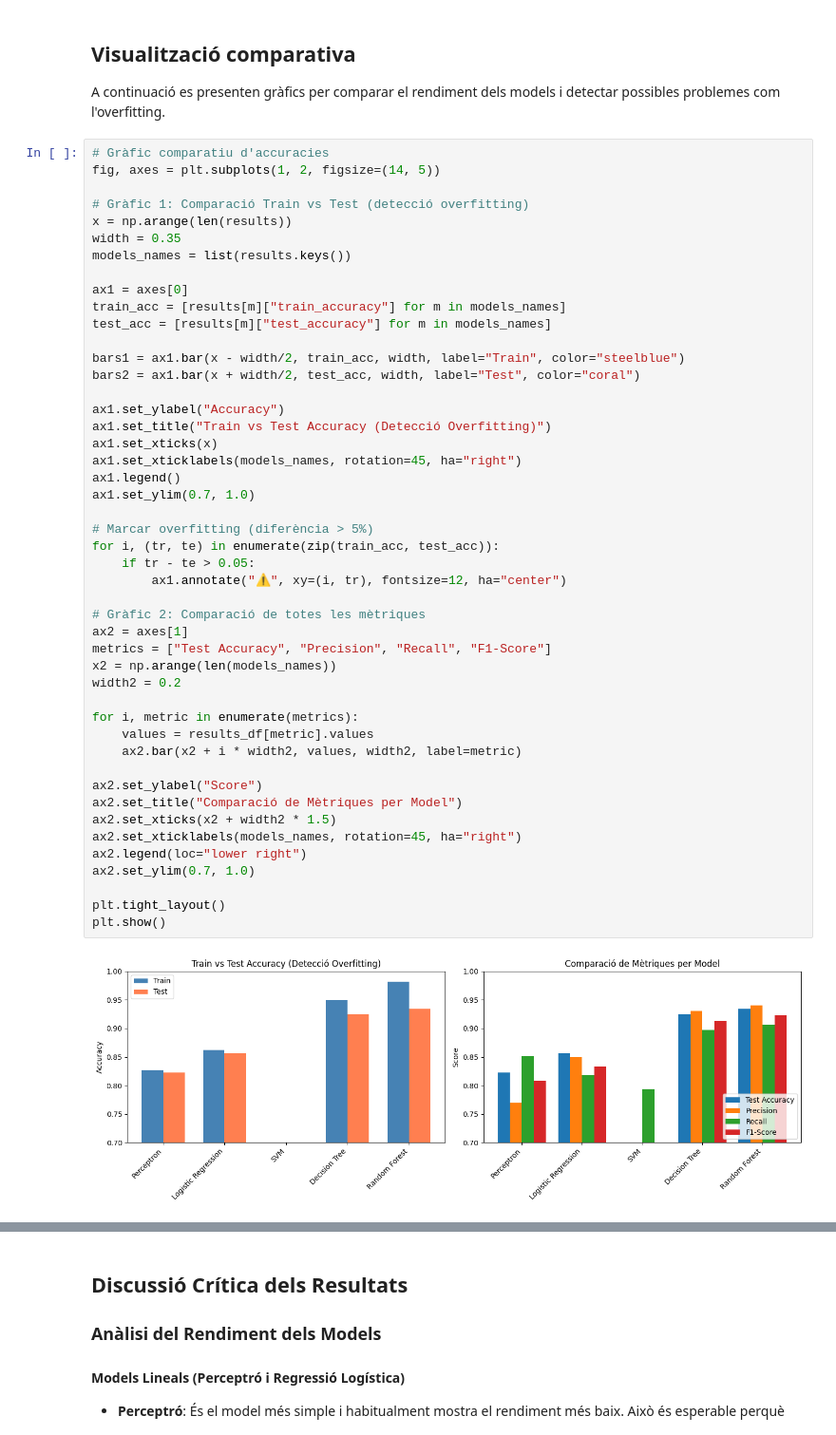
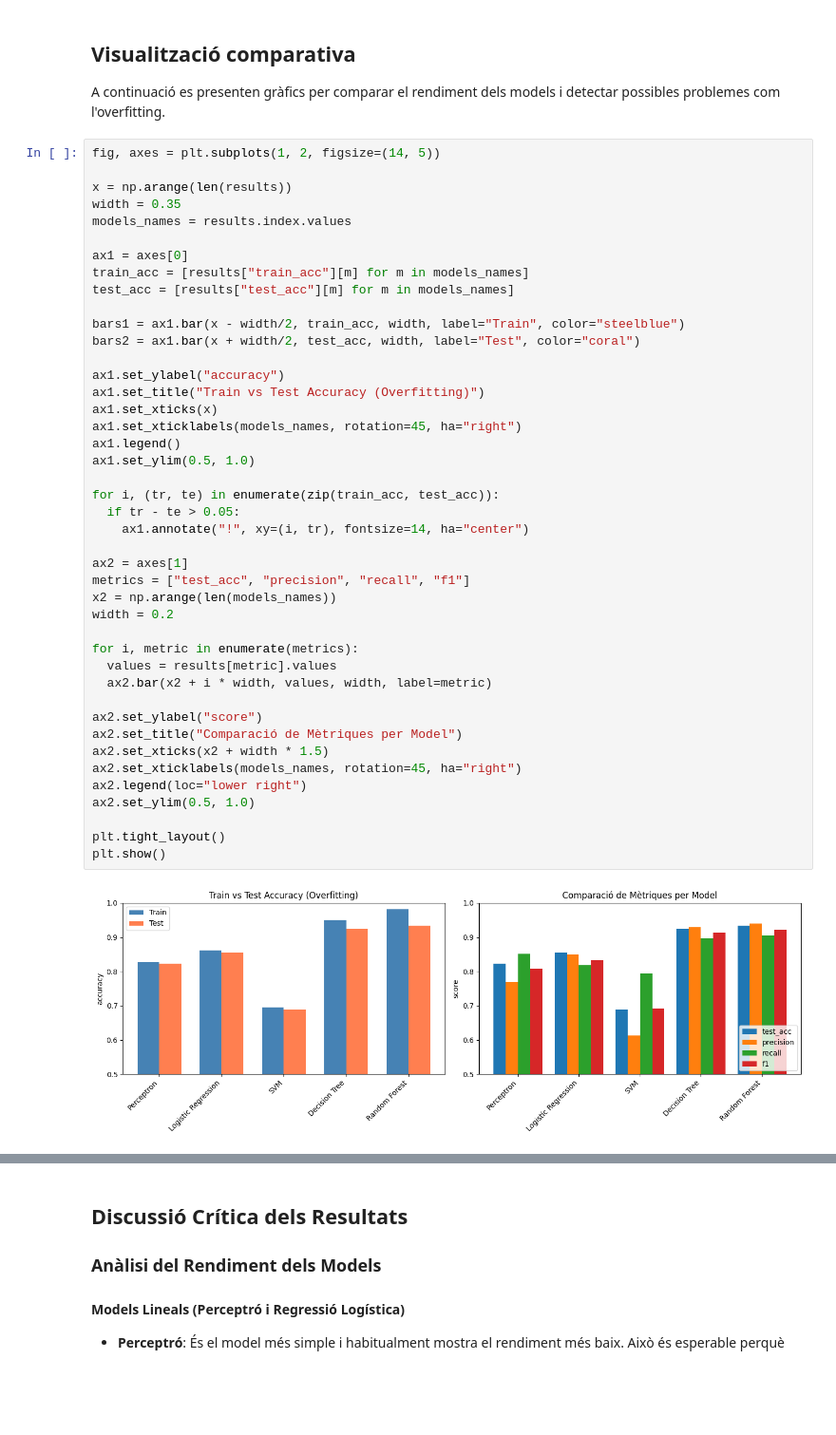
Before and after one commit to serafi-nebot-uib/ia_2025, a Jupyter notebook: notebooks/practica-3/main.ipynb, the cells around one changed output, grey strips where cells are left out. Shown at 95% size. Saved outputs shown, nothing was run; the diff lists cells and outputs as text; blank space fills up the shorter version.

```diff
--- a/notebooks/practica-3/main.ipynb
+++ b/notebooks/practica-3/main.ipynb
@@ -604,52 +592,48 @@ results_df
 
 A continuació es presenten gràfics per comparar el rendiment dels models i detectar possibles problemes com l'overfitting.
 # %%
-# Gràfic comparatiu d'accuracies
 fig, axes = plt.subplots(1, 2, figsize=(14, 5))
 
-# Gràfic 1: Comparació Train vs Test (detecció overfitting)
 x = np.arange(len(results))
 width = 0.35
-models_names = list(results.keys())
+models_names = results.index.values
 
 ax1 = axes[0]
-train_acc = [results[m]["train_accuracy"] for m in models_names]
-test_acc = [results[m]["test_accuracy"] for m in models_names]
+train_acc = [results["train_acc"][m] for m in models_names]
+test_acc = [results["test_acc"][m] for m in models_names]
 
 bars1 = ax1.bar(x - width/2, train_acc, width, label="Train", color="steelblue")
 bars2 = ax1.bar(x + width/2, test_acc, width, label="Test", color="coral")
 
-ax1.set_ylabel("Accuracy")
-ax1.set_title("Train vs Test Accuracy (Detecció Overfitting)")
+ax1.set_ylabel("accuracy")
+ax1.set_title("Train vs Test Accuracy (Overfitting)")
 ax1.set_xticks(x)
 ax1.set_xticklabels(models_names, rotation=45, ha="right")
 ax1.legend()
-ax1.set_ylim(0.7, 1.0)
+ax1.set_ylim(0.5, 1.0)
 
-# Marcar overfitting (diferència > 5%)
 for i, (tr, te) in enumerate(zip(train_acc, test_acc)):
-    if tr - te > 0.05:
-        ax1.annotate("⚠️", xy=(i, tr), fontsize=12, ha="center")
+  if tr - te > 0.05:
+    ax1.annotate("!", xy=(i, tr), fontsize=14, ha="center")
 
-# Gràfic 2: Comparació de totes les mètriques
 ax2 = axes[1]
-metrics = ["Test Accuracy", "Precision", "Recall", "F1-Score"]
+metrics = ["test_acc", "precision", "recall", "f1"]
 x2 = np.arange(len(models_names))
-width2 = 0.2
+width = 0.2
 
 for i, metric in enumerate(metrics):
-    values = results_df[metric].values
-    ax2.bar(x2 + i * width2, values, width2, label=metric)
+  values = results[metric].values
+  ax2.bar(x2 + i * width, values, width, label=metric)
 
-ax2.set_ylabel("Score")
+ax2.set_ylabel("score")
 ax2.set_title("Comparació de Mètriques per Model")
-ax2.set_xticks(x2 + width2 * 1.5)
+ax2.set_xticks(x2 + width * 1.5)
 ax2.set_xticklabels(models_names, rotation=45, ha="right")
 ax2.legend(loc="lower right")
-ax2.set_ylim(0.7, 1.0)
+ax2.set_ylim(0.5, 1.0)
 
 plt.tight_layout()
 plt.show()
 # %% [output]
-[figure, old version]
+[figure, new version]
 # %%
```
Also changed, not shown: parts of 10 cells of this notebook.
